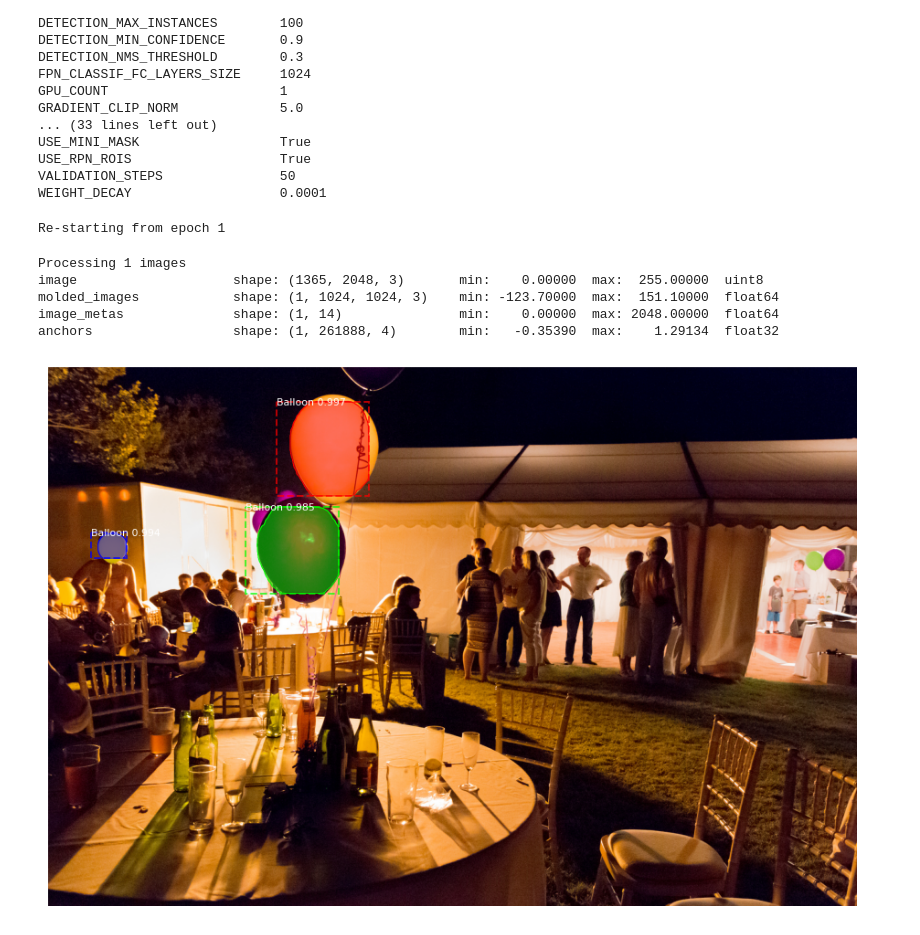
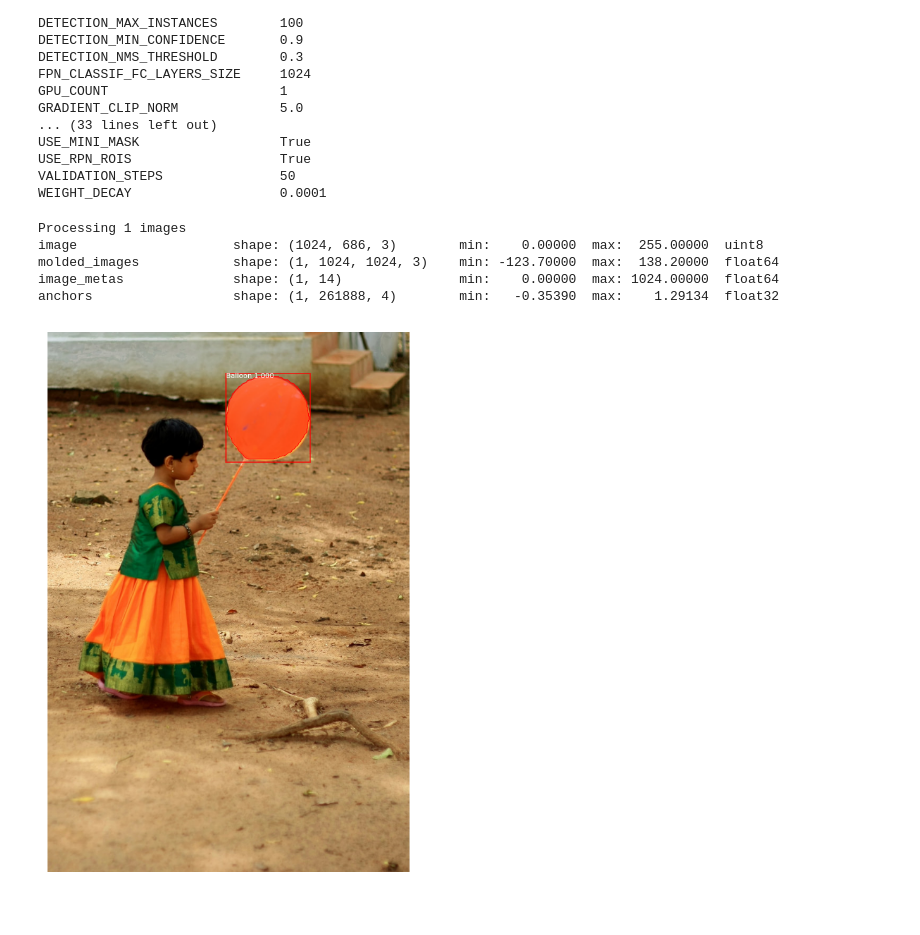
Before and after one commit to Tommy-Ngx/ColabRerun, a Jupyter notebook: Segmentation/MarkRCNN Balloon.ipynb, the cells around one changed output. Cells and saved outputs as stored; diff of their text form; code cells hidden in the pictures.

```diff
--- a/Segmentation/MarkRCNN Balloon.ipynb
+++ b/Segmentation/MarkRCNN Balloon.ipynb
@@ -61,6 +89,11 @@ Saved to  splash_20220322T144113.png
 # %% [markdown]
 #Test
 # %%
+%cd /content/Mask-RCNN-TF2
+import mrcnn
+import mrcnn.config
+import mrcnn.model
+import mrcnn.visualize
 import os
 import sys
 import json
@@ -69,7 +102,7 @@ import numpy as np
 import skimage.draw
 
 # Root directory of the project
-ROOT_DIR = os.path.abspath("/content/drive/MyDrive/20220322-Training-maskrcnn/Mask_RCNN/")
+ROOT_DIR = os.path.abspath("/content/Mask-RCNN-TF2/")
 
 # Import Mask RCNN
 sys.path.append(ROOT_DIR)  # To find local version of the library
@@ -133,6 +169,5 @@ WEIGHT_DECAY                   0.0001
 model = modellib.MaskRCNN(mode="inference", model_dir=DEFAULT_LOGS_DIR, config=config)
 
 # Load weights trained on MS-COCO
-model.load_weights('/content/drive/MyDrive/20220322-Training-maskrcnn/Mask_RCNN/logs/balloon20220322T1435/mask_rcnn_balloon_0001.h5', by_name=True)
+model.load_weights('/content/Mask-RCNN-TF2/mask_rcnn_balloon.h5', by_name=True)
+class_names = ['BG','Balloon']
-# %% [output]
-Re-starting from epoch 1
@@ -141,19 +174,19 @@ class_names = ['BG','Balloon']
 # %%
 from mrcnn import visualize
 # Load a random image from the images folder
-image = skimage.io.imread('/content/drive/MyDrive/20220322-Training-maskrcnn/Mask_RCNN/datasets/balloon/val/14898532020_ba6199dd22_k.jpg')
+image = skimage.io.imread('/content/Mask-RCNN-TF2/balloon/val/3800636873_ace2c2795f_b.jpg')
 len([image])
 # Run detection
 results = model.detect([image], verbose=1)
 
 # Visualize results
 r = results[0]
 visualize.display_instances(image, r['rois'], r['masks'], r['class_ids'],
                             class_names, r['scores'])
 # %% [output]
 Processing 1 images
-image                    shape: (1365, 2048, 3)       min:    0.00000  max:  255.00000  uint8
-molded_images            shape: (1, 1024, 1024, 3)    min: -123.70000  max:  151.10000  float64
-image_metas              shape: (1, 14)               min:    0.00000  max: 2048.00000  float64
+image                    shape: (1024, 686, 3)        min:    0.00000  max:  255.00000  uint8
+molded_images            shape: (1, 1024, 1024, 3)    min: -123.70000  max:  138.20000  float64
+image_metas              shape: (1, 14)               min:    0.00000  max: 1024.00000  float64
 anchors                  shape: (1, 261888, 4)        min:   -0.35390  max:    1.29134  float32
-[figure, old version]
+[figure, new version]
```
Also changed, not shown: parts of 18 cells of this notebook.
